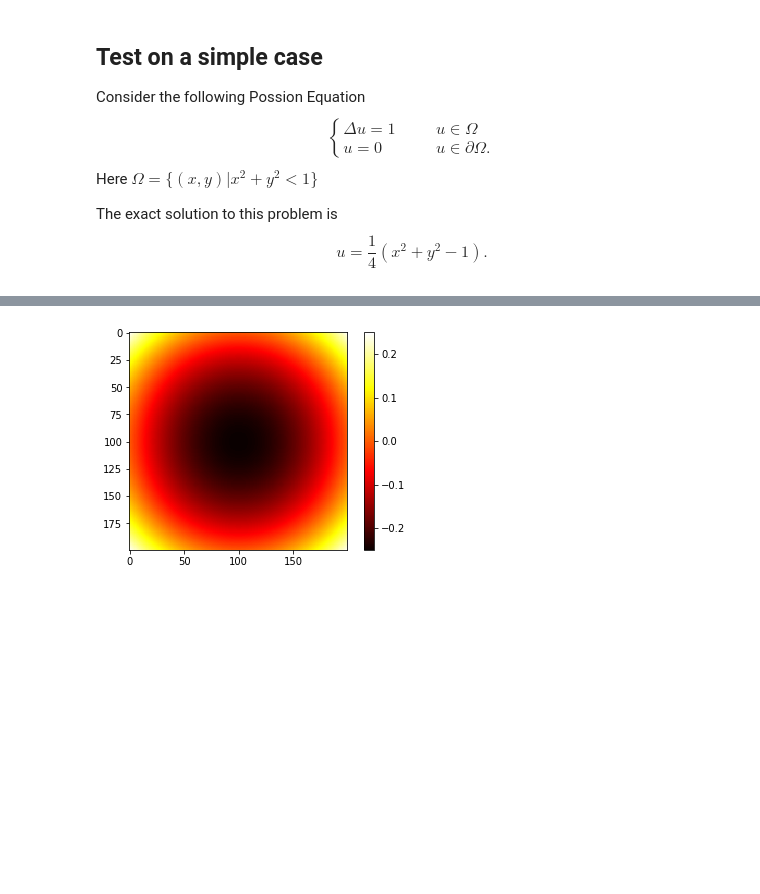
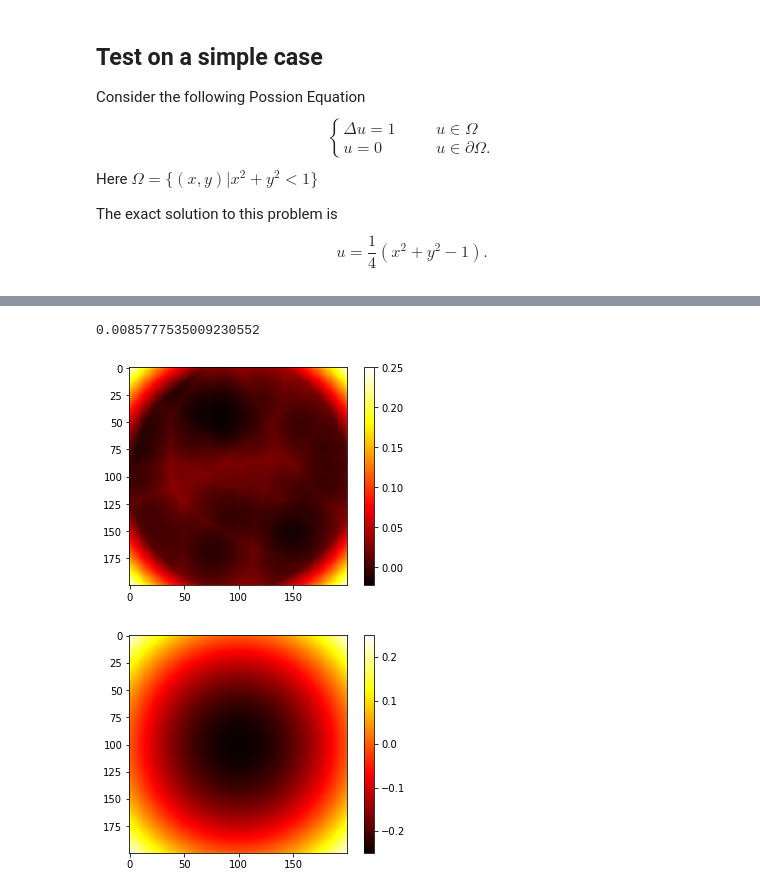
Before and after one commit to ZeyuJia/DeepRitzMethod, a Jupyter notebook: Adaptive/adaptive.ipynb, the cells around one changed output, grey strips where cells are left out. Saved outputs shown, nothing was run; the diff lists cells and outputs as text; code cells hidden in the pictures; blank space fills up the shorter version.

Commit message:
[jzy] Tune parameters and save model.
The model Adaptve/model.pkl is a model with L1 error 6.8%.

```diff
--- a/Adaptive/adaptive.ipynb
+++ b/Adaptive/adaptive.ipynb
@@ -127,11 +127,14 @@ ys = torch.tensor(ys)
 xl, yl = xs.size()
 
 lr1 = 0.01
-lr2 = 0.003
+lr2 = 0.005
 optimizer1 = torch.optim.Adam(model.parameters(), lr=lr1)
 optimizer2 = torch.optim.Adam(model.parameters(), lr=lr2)
 ccc = 1
-for k in range(400):
+
+mod = DeepRitzNet(m)
+
+for k in range(600):
     loss = torch.zeros(1)
     for i in range(xl):
         for j in range(yl):
@@ -186,15 +189,16 @@ for k in range(400):
             n2 = n2 + 1
     regularization *= mm / n2
     if mm < 500:
-        mm = mm * 1.015
+        mm = mm * 1.01
 
     #print loss
     print(k, " epoch, loss: ", loss.data[0].numpy())
     print(k, " epoch, regularization loss: ", regularization.data[0].numpy())
     cal_l = cal_loss(model)
     print(k, " loss to real solution: ", cal_l)
+
     if cal_l < ccc:
-        mod = model
+        mod.load_state_dict(model.state_dict())
         ccc = cal_l
 
     loss += regularization
@@ -203,7 +207,7 @@ for k in range(400):
     optimizer1.zero_grad()
     optimizer2.zero_grad()
     loss.backward()
-    if k < 150:
+    if k < 270:
         optimizer1.step()
     else:
         optimizer2.step()
@@ -233,0 +233,8 @@ mmmm = model
+# %%
+cal_loss(mod)
+# %% [output]
+0.0085777535009230552
+# %%
+draw_graph(mod)
+# %% [output]
+[figure, added]
```
Also changed, not shown: parts of 4 cells of this notebook, 1 other file.
